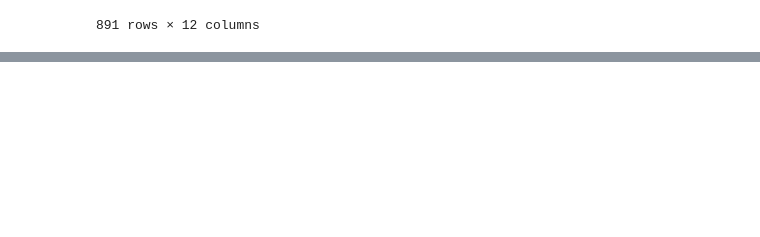
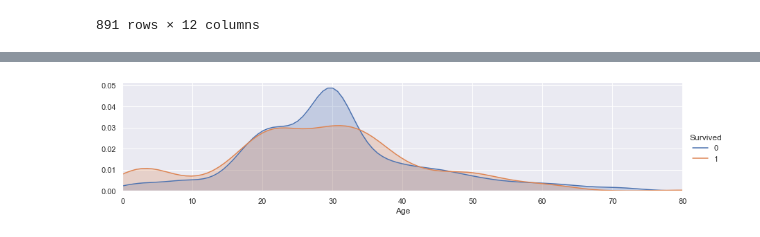
Before and after one commit to zpvk/Models, a Jupyter notebook: titanic/titanic_solution.ipynb, the cells around one changed output, grey strips where cells are left out. Cells and saved outputs as stored; diff of their text form; code cells hidden in the pictures; blank space fills up the shorter version.

```diff
--- a/titanic/titanic_solution.ipynb
+++ b/titanic/titanic_solution.ipynb
@@ -368,6 +368,11 @@ train.head()
 train["Age"].fillna(train.groupby("Title")["Age"].transform("median"), inplace = True)
 test["Age"].fillna(test.groupby("Title")["Age"].transform("median"), inplace=True)
 # %%
-facet = sns.FacetGeid(train, hue="Survived", aspect=4)
+facet = sns.FacetGrid(train, hue="Survived", aspect=4)
 facet.map(sns.kdeplot, 'Age' ,shade= True)
-facet.set(xlim=)
+facet.set(xlim=(0, train['Age'].max()))
+facet.add_legend()
+
+plt.show()
+# %% [output]
+[figure, added]
```
